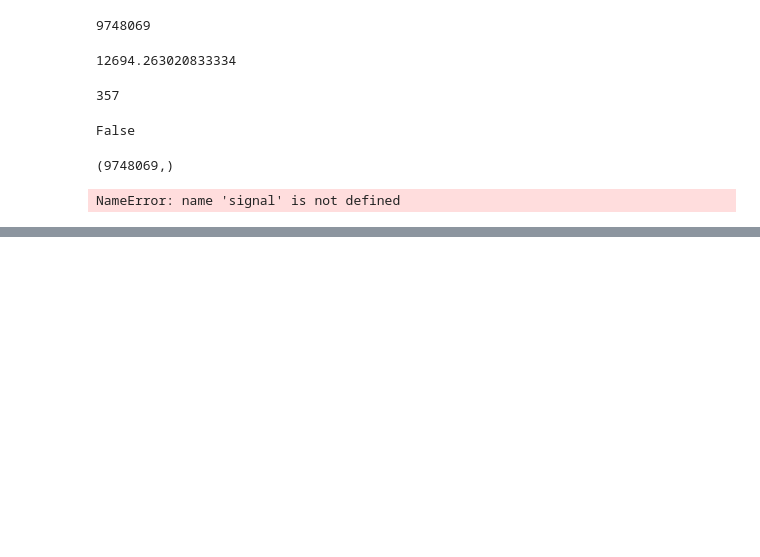
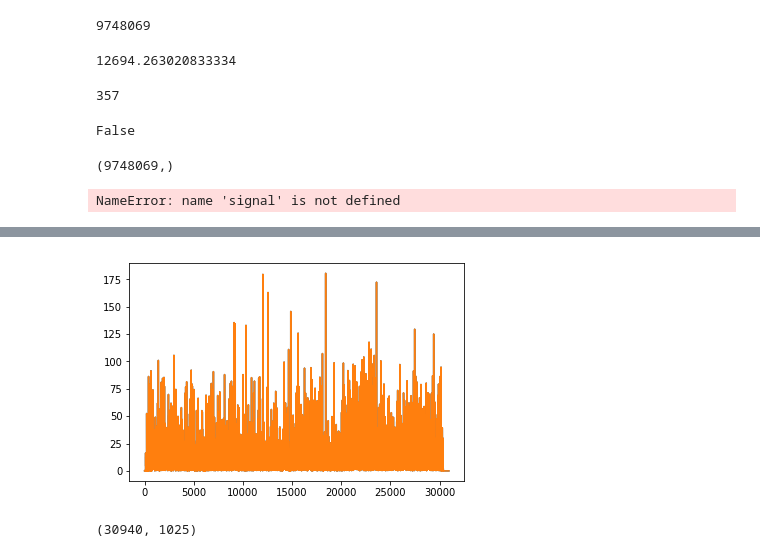
Before and after one commit to jbwebb8/DeepConvSep, a Jupyter notebook: elec576/transforms.ipynb, the cells around one changed output, grey strips where cells are left out. Drawn from its saved outputs; the diff is of its cells as text; code cells hidden in the pictures; blank space fills up the shorter version.

```diff
--- a/elec576/transforms.ipynb
+++ b/elec576/transforms.ipynb
@@ -623,0 +775,5 @@ NameError: name 'signal' is not defined
+# %%
+plt.plot(mag[500, :])
+plt.show()
+# %% [output]
+[figure, added]
@@ -623,0 +782,4 @@ NameError: name 'signal' is not defined
+# %%
+X.shape
+# %% [output]
+(30940, 1025)
```
Also changed, not shown: parts of 30 cells of this notebook.
